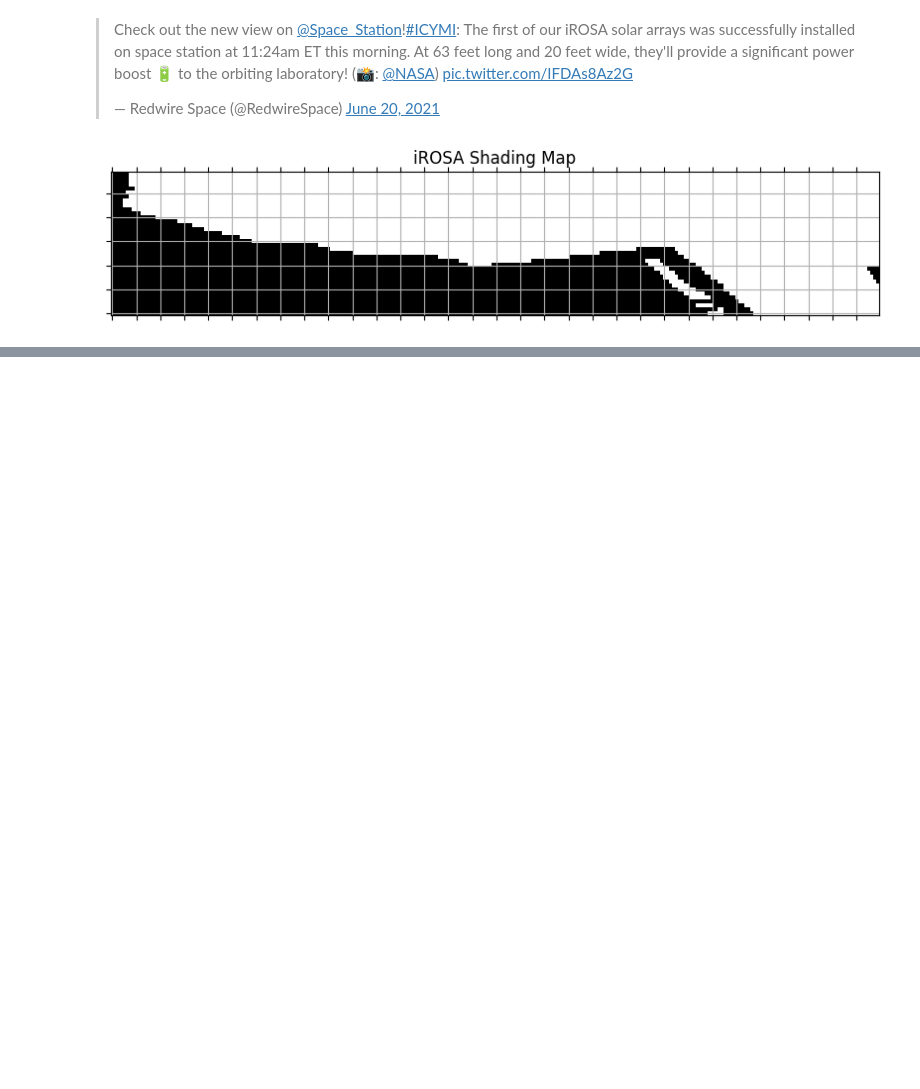
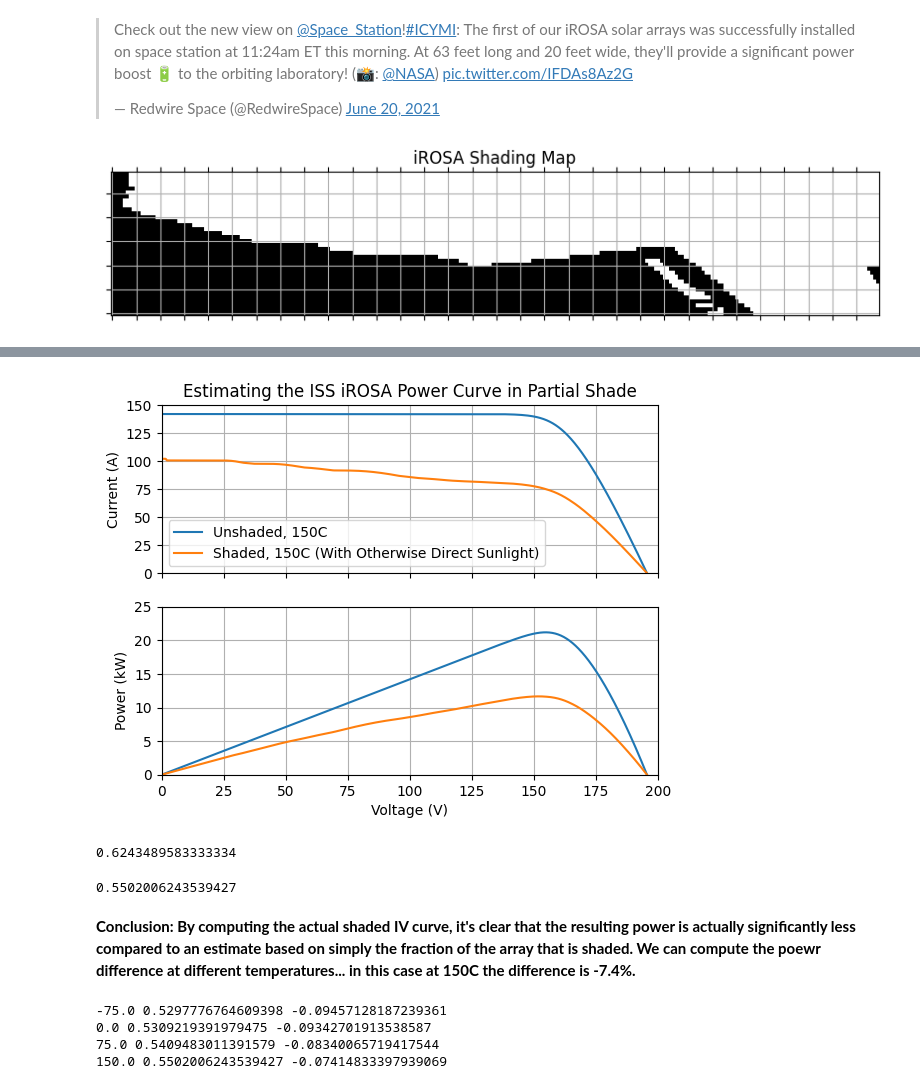
Before and after one commit to amosborne/solarcell, a Jupyter notebook: examples/shading.ipynb, the cells around one changed output, grey strips where cells are left out. Saved outputs shown, nothing was run; the diff lists cells and outputs as text; code cells hidden in the pictures; blank space fills up the shorter version.

Commit message:
shading calc done

```diff
--- a/examples/shading.ipynb
+++ b/examples/shading.ipynb
@@ -171,0 +172,53 @@ _ = plt.title("Histogram of 96s96p iROSA Array Cell Shading Example")
+# %%
+g_unshaded = np.full(size, 1)
+g_shaded = np.full(size, 1)
+for i, k in enumerate(shaded_per_string):
+    g_shaded[0:k, i] = 0
+
+t = np.full(size, 150)
+
+fig, (ax0, ax1) = plt.subplots(nrows=2, sharex=True)
+
+array_unshaded = spectrolab_xtj.array(t, g_unshaded)
+v = np.linspace(0, array_unshaded.voc, 1000)
+ax0.plot(v, array_unshaded.iv(v), label="Unshaded, 150C")
+ax1.plot(v, array_unshaded.pv(v) / 1000)
+
+array_shaded = spectrolab_xtj.array(t, g_shaded)
+v = np.linspace(0, array_shaded.voc, 1000)
+ax0.plot(v, array_shaded.iv(v), label="Shaded, 150C (With Otherwise Direct Sunlight)")
+ax1.plot(v, array_shaded.pv(v) / 1000)
+
+ax0.set_xlim([0, 200]), ax1.set_xlabel("Voltage (V)")
+ax0.set_ylim([0, 150]), ax0.set_ylabel("Current (A)")
+ax1.set_ylim([0, 25]), ax1.set_ylabel("Power (kW)")
+ax0.set_title("Estimating the ISS iROSA Power Curve in Partial Shade")
+ax0.grid(), ax1.grid()
+_ = ax0.legend()
+# %% [output]
+[figure, added]
+# %%
+# Fraction of the solar array that is shaded: 62.4%
+sunmapLR.sum() / sunmapLR.size
+# %% [output]
+0.6243489583333334
+# %%
+# Fraction of output power due to shading: 55.0%
+array_shaded.pmp / array_unshaded.pmp
+# %% [output]
+0.5502006243539427
+# %% [markdown]
+**Conclusion: By computing the actual shaded IV curve, it's clear that the resulting power is actually significantly less compared to an estimate based on simply the fraction of the array that is shaded. We can compute the poewr difference at different temperatures... in this case at 150C the difference is -7.4%.**
+# %%
+for temp in np.linspace(-75, 150, 4):
+    t = np.full(size, temp)
+    array_unshaded = spectrolab_xtj.array(t, g_unshaded)
+    array_shaded = spectrolab_xtj.array(t, g_shaded)
+    power_fraction = array_shaded.pmp / array_unshaded.pmp
+    shade_fraction = sunmapLR.sum() / sunmapLR.size
+    print(temp, power_fraction, power_fraction - shade_fraction)
+# %% [output]
+-75.0 0.5297776764609398 -0.09457128187239361
+0.0 0.5309219391979475 -0.09342701913538587
+75.0 0.5409483011391579 -0.08340065719417544
+150.0 0.5502006243539427 -0.07414833397939069
```
Also changed, not shown: parts of 3 cells of this notebook.
